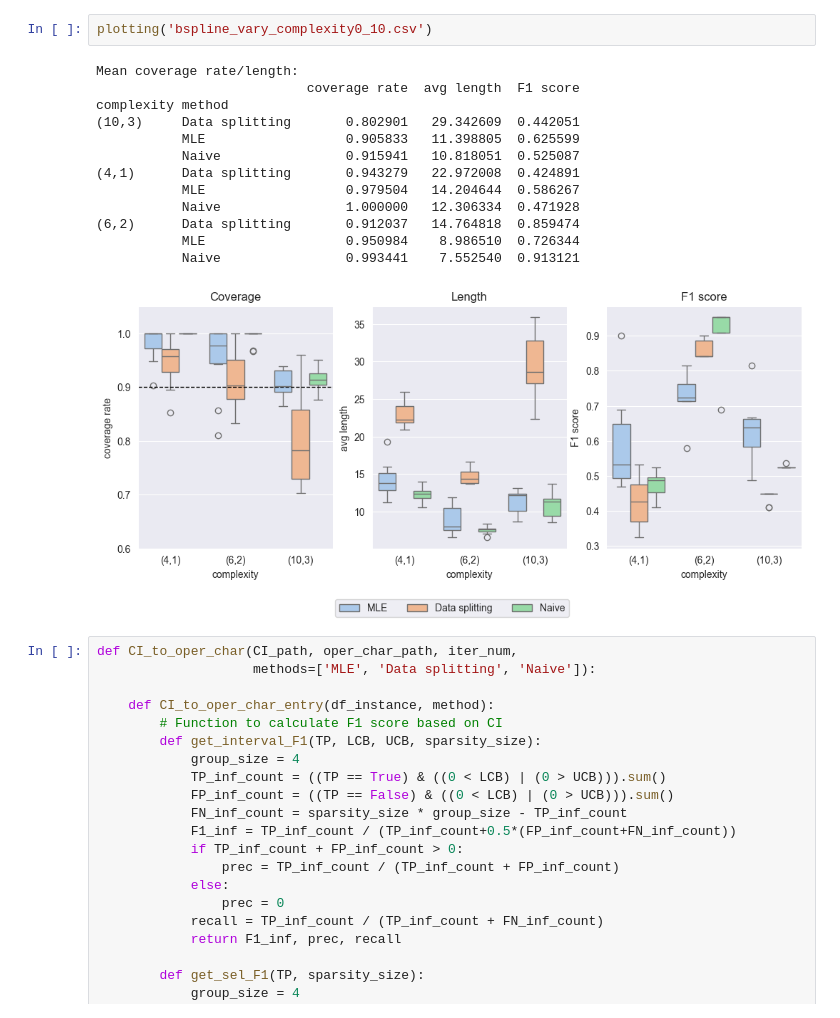
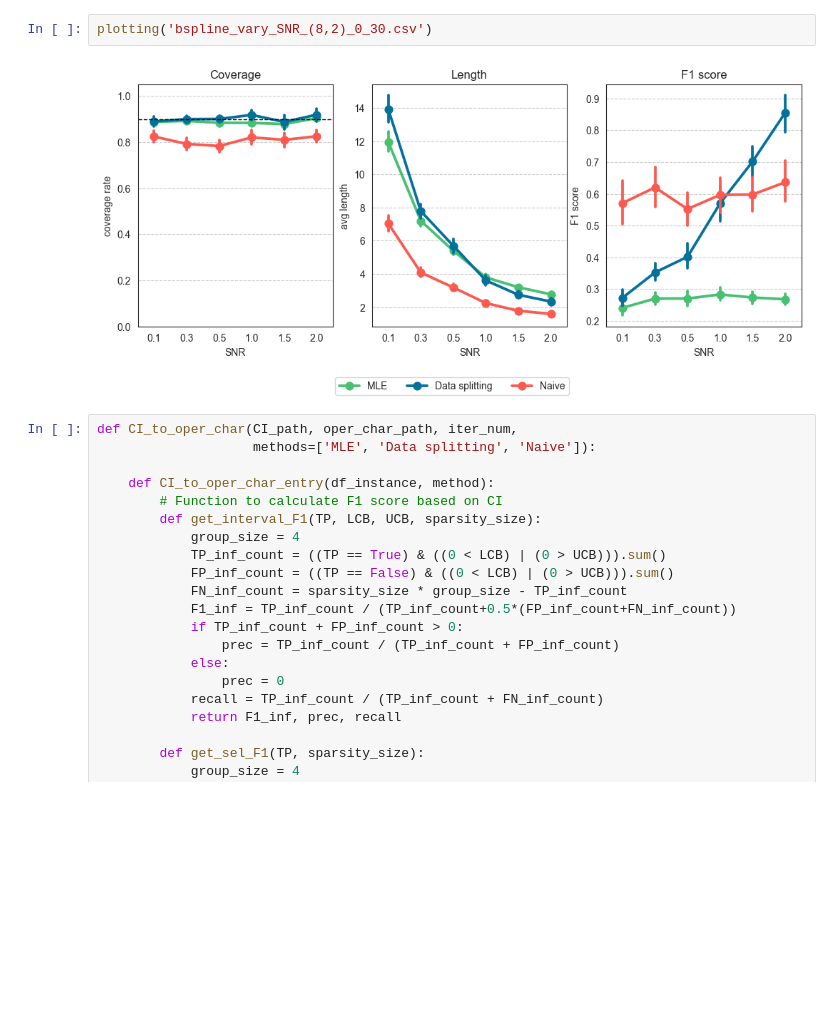
Before and after one commit to yiling-h/SI-Interaction, a Jupyter notebook: selectinf/Simulation/plotting.ipynb, the cells around one changed output. Cells and saved outputs as stored; diff of their text form; blank space fills up the shorter version.

```diff
--- a/selectinf/Simulation/plotting.ipynb
+++ b/selectinf/Simulation/plotting.ipynb
@@ -56,22 +67,10 @@ def plotting(path='bspline_vary_complexity.csv'):
     F1_plot.legend_.remove()
 
     plt.show()
-# %%
-plotting('bspline_vary_complexity0_10.csv')
-# %% [output]
-Mean coverage rate/length:
-                           coverage rate  avg length  F1 score
-complexity method
-(10,3)     Data splitting       0.802901   29.342609  0.442051
-           MLE                  0.905833   11.398805  0.625599
-           Naive                0.915941   10.818051  0.525087
-(4,1)      Data splitting       0.943279   22.972008  0.424891
-           MLE                  0.979504   14.204644  0.586267
-           Naive                1.000000   12.306334  0.471928
-(6,2)      Data splitting       0.912037   14.764818  0.859474
-           MLE                  0.950984    8.986510  0.726344
-           Naive                0.993441    7.552540  0.913121
-[figure, removed]
+# %%
+plotting('bspline_vary_SNR_(8,2)_0_30.csv')
+# %% [output]
+[figure, added]
 # %%
 def CI_to_oper_char(CI_path, oper_char_path, iter_num,
                     methods=['MLE', 'Data splitting', 'Naive']):
```
Also changed, not shown: parts of 2 cells of this notebook, 25 other files.
